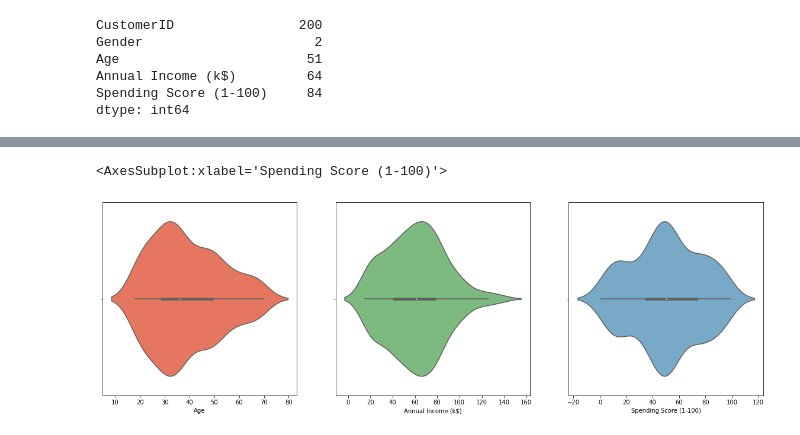
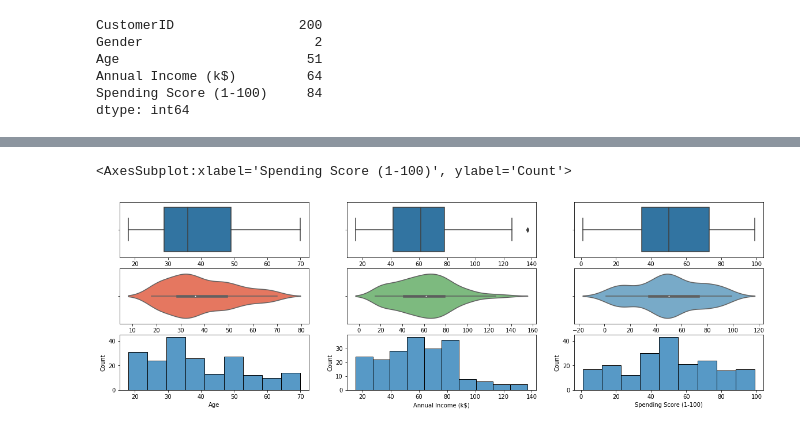
Before and after one commit to isipavelek/Diplo, a Jupyter notebook: Modulo 3/Modulo 3.ipynb, the cells around one changed output, grey strips where cells are left out. Cells and saved outputs as stored; diff of their text form; code cells hidden in the pictures.

```diff
--- a/Modulo 3/Modulo 3.ipynb
+++ b/Modulo 3/Modulo 3.ipynb
@@ -53,8 +75,17 @@ dtype: int64
 # %%
-fig, axes = plt.subplots(nrows=1, ncols=3, figsize=(20,6))
-sns.violinplot(x=df['Age'], ax=axes[0], palette="Reds")
-sns.violinplot(x=df['Annual Income (k$)'], ax=axes[1], palette="Greens")
-sns.violinplot(x=df['Spending Score (1-100)'], ax=axes[2], palette="Blues")
+fig, axes = plt.subplots(nrows=3, ncols=3, figsize=(20,6))
+
+sns.boxplot(x=df['Age'], ax=axes[0][0])
+sns.boxplot(x=df['Annual Income (k$)'], ax=axes[0][1])
+sns.boxplot(x=df['Spending Score (1-100)'], ax=axes[0][2])
+
+sns.violinplot(x=df['Age'], ax=axes[1][0], palette="Reds")
+sns.violinplot(x=df['Annual Income (k$)'], ax=axes[1][1], palette="Greens")
+sns.violinplot(x=df['Spending Score (1-100)'], ax=axes[1][2], palette="Blues")
+
+sns.histplot(data=df, x=df['Age'],  ax=axes[2][0])
+sns.histplot(data=df, x=df['Annual Income (k$)'],ax=axes[2][1])
+sns.histplot(data=df, x=df['Spending Score (1-100)'],  ax=axes[2][2])
 # %% [output]
-<AxesSubplot:xlabel='Spending Score (1-100)'>
+<AxesSubplot:xlabel='Spending Score (1-100)', ylabel='Count'>
-[figure, old version]
+[figure, new version]
```
Also changed, not shown: parts of 59 cells of this notebook, 19 other files.
